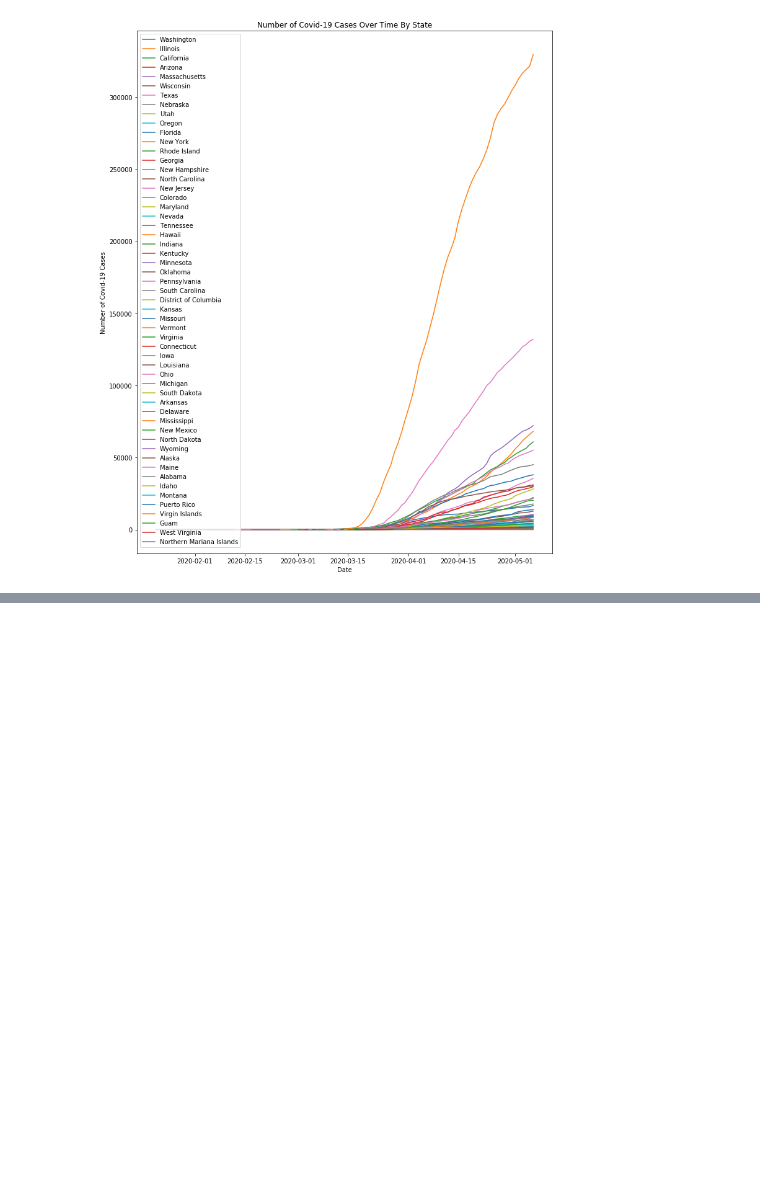
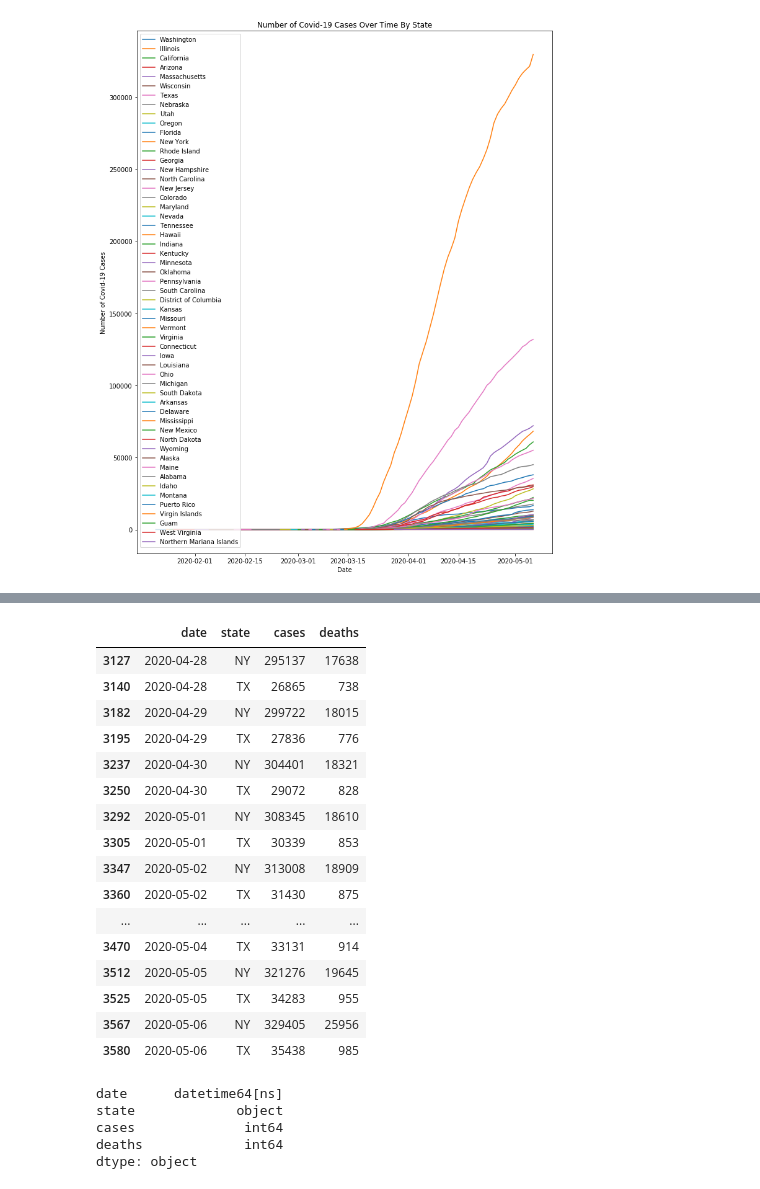
Before and after one commit to JulKelman/Sentiment-Analysis-of-Covid-19-Related-Tweets, a Jupyter notebook: julia/Covid-19 State Data .ipynb, the cells around one changed output, grey strips where cells are left out. Cells and saved outputs as stored; diff of their text form; code cells hidden in the pictures; blank space fills up the shorter version.

```diff
--- a/julia/Covid-19 State Data .ipynb
+++ b/julia/Covid-19 State Data .ipynb
@@ -278,0 +336,22 @@ plt.legend([state for state in states['state'].unique()], loc='upper left');
+# %%
+covid_ny_tx['state'] = covid_ny_tx['state'].map({'New York':'NY', 'Texas':'TX'})
+# %%
+covid_ny_tx
+# %% [output]
+|  | date | state | cases | deaths |
+| 3127 | 2020-04-28 | NY | 295137 | 17638 |
+| 3140 | 2020-04-28 | TX | 26865 | 738 |
+| 3182 | 2020-04-29 | NY | 299722 | 18015 |
+| 3195 | 2020-04-29 | TX | 27836 | 776 |
+| 3237 | 2020-04-30 | NY | 304401 | 18321 |
+| 3250 | 2020-04-30 | TX | 29072 | 828 |
+| 3292 | 2020-05-01 | NY | 308345 | 18610 |
+| 3305 | 2020-05-01 | TX | 30339 | 853 |
+| 3347 | 2020-05-02 | NY | 313008 | 18909 |
+| 3360 | 2020-05-02 | TX | 31430 | 875 |
+| ... | ... | ... | ... | ... |
+| 3470 | 2020-05-04 | TX | 33131 | 914 |
+| 3512 | 2020-05-05 | NY | 321276 | 19645 |
+| 3525 | 2020-05-05 | TX | 34283 | 955 |
+| 3567 | 2020-05-06 | NY | 329405 | 25956 |
+| 3580 | 2020-05-06 | TX | 35438 | 985 |
@@ -278,0 +360,8 @@ plt.legend([state for state in states['state'].unique()], loc='upper left');
+# %%
+covid_ny_tx.dtypes
+# %% [output]
+date      datetime64[ns]
+state             object
+cases              int64
+deaths             int64
+dtype: object
```
Also changed, not shown: parts of 7 cells of this notebook, 5 other files.
